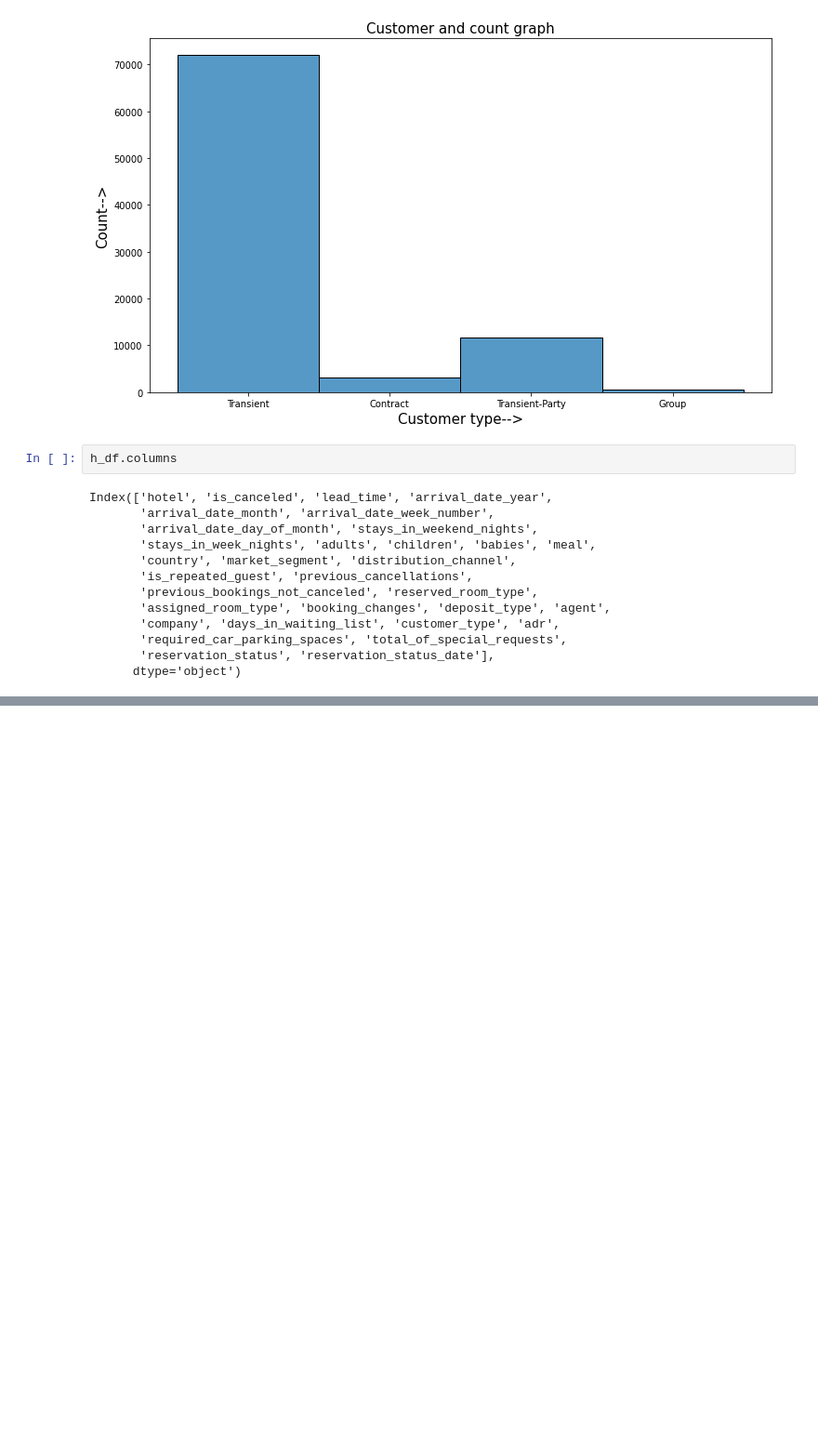
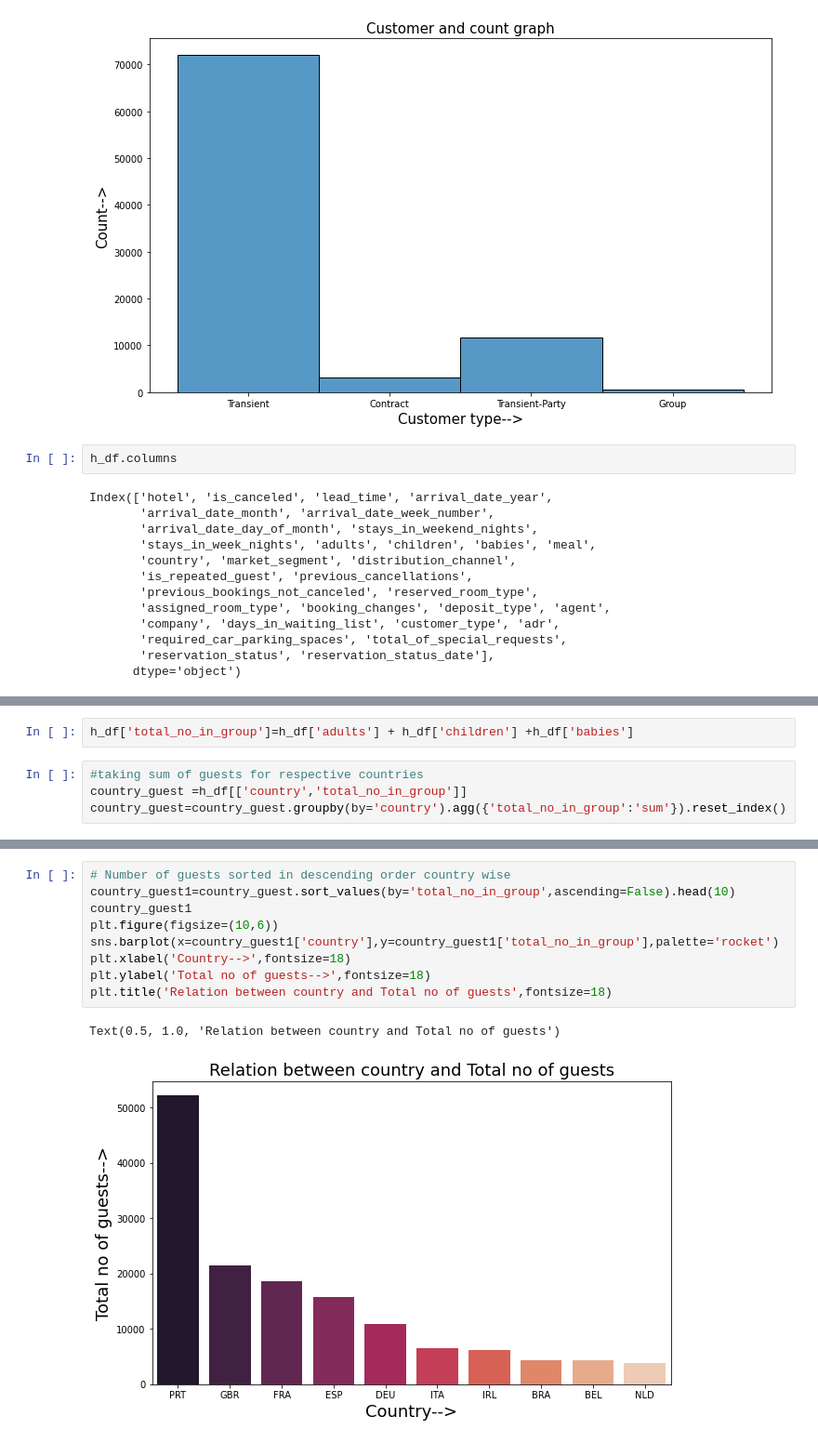
Before and after one commit to guptaprateek98/capstone_hotel, a Jupyter notebook: Copy_Hotel_Booking_Analysis_Capstone_Project.ipynb, the cells around one changed output, grey strips where cells are left out. Shown at 93% size. Drawn from its saved outputs; the diff is of its cells as text; blank space fills up the shorter version.

```diff
--- a/Copy_Hotel_Booking_Analysis_Capstone_Project.ipynb
+++ b/Copy_Hotel_Booking_Analysis_Capstone_Project.ipynb
@@ -335,0 +338,6 @@ Index(['hotel', 'is_canceled', 'lead_time', 'arrival_date_year',
+# %%
+h_df['total_no_in_group']=h_df['adults'] + h_df['children'] +h_df['babies']
+# %%
+#taking sum of guests for respective countries
+country_guest =h_df[['country','total_no_in_group']]
+country_guest=country_guest.groupby(by='country').agg({'total_no_in_group':'sum'}).reset_index()
@@ -335,0 +352,12 @@ Index(['hotel', 'is_canceled', 'lead_time', 'arrival_date_year',
+# %%
+# Number of guests sorted in descending order country wise
+country_guest1=country_guest.sort_values(by='total_no_in_group',ascending=False).head(10)
+country_guest1
+plt.figure(figsize=(10,6))
+sns.barplot(x=country_guest1['country'],y=country_guest1['total_no_in_group'],palette='rocket')
+plt.xlabel('Country-->',fontsize=18)
+plt.ylabel('Total no of guests-->',fontsize=18)
+plt.title('Relation between country and Total no of guests',fontsize=18)
+# %% [output]
+Text(0.5, 1.0, 'Relation between country and Total no of guests')
+[figure, added]
```
Also changed, not shown: parts of 2 cells of this notebook.
